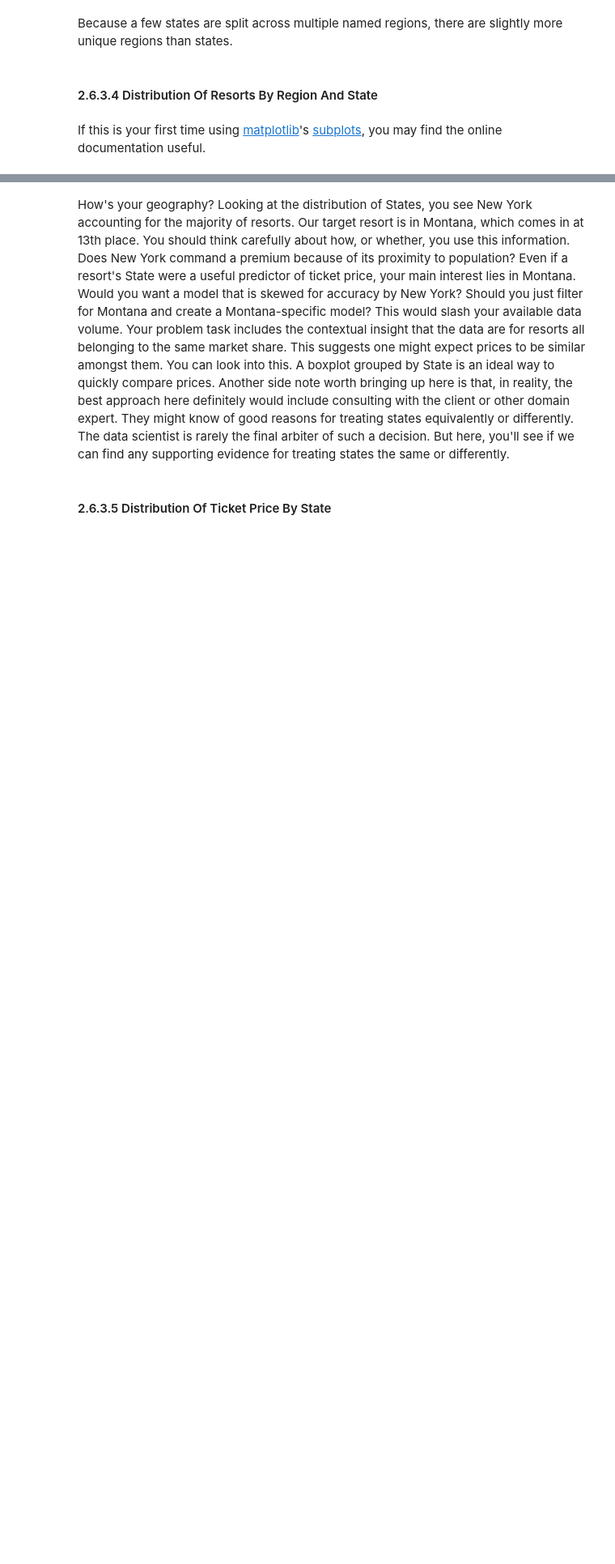
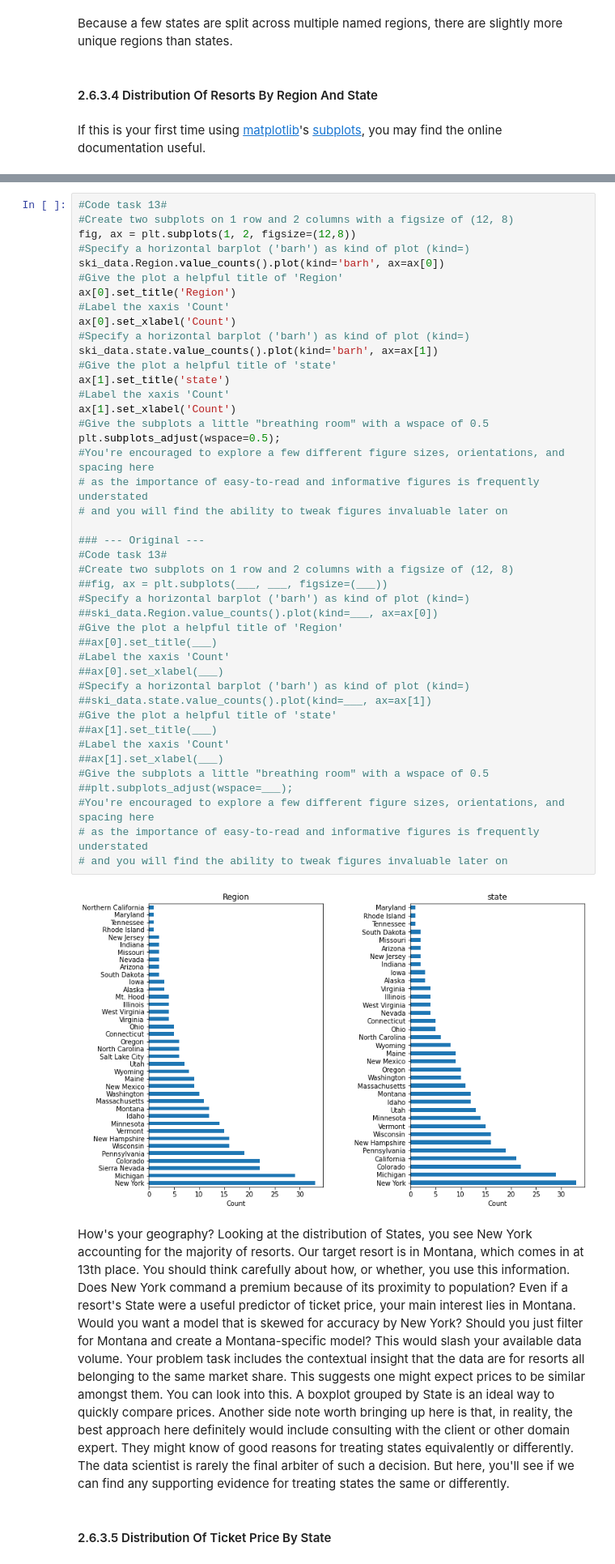
Before and after one commit to BeastEG/DataScienceGuidedCapstone, a Jupyter notebook: Notebooks/02_data_wrangling.ipynb, the cells around one changed output, grey strips where cells are left out. Shown at 81% size. Cells and saved outputs as stored; diff of their text form; blank space fills up the shorter version.

Commit message:
Update02-UpTo2.6.4
Finished Data Wrangling Up To 2.6.4

```diff
--- a/Notebooks/02_data_wrangling.ipynb
+++ b/Notebooks/02_data_wrangling.ipynb
@@ -297,3 +378,48 @@ plt.subplots_adjust(wspace=___);
+# %%
+#Code task 13#
+#Create two subplots on 1 row and 2 columns with a figsize of (12, 8)
+fig, ax = plt.subplots(1, 2, figsize=(12,8))
+#Specify a horizontal barplot ('barh') as kind of plot (kind=)
+ski_data.Region.value_counts().plot(kind='barh', ax=ax[0])
+#Give the plot a helpful title of 'Region'
+ax[0].set_title('Region')
+#Label the xaxis 'Count'
+ax[0].set_xlabel('Count')
+#Specify a horizontal barplot ('barh') as kind of plot (kind=)
+ski_data.state.value_counts().plot(kind='barh', ax=ax[1])
+#Give the plot a helpful title of 'state'
+ax[1].set_title('state')
+#Label the xaxis 'Count'
+ax[1].set_xlabel('Count')
+#Give the subplots a little "breathing room" with a wspace of 0.5
+plt.subplots_adjust(wspace=0.5);
+#You're encouraged to explore a few different figure sizes, orientations, and spacing here
+# as the importance of easy-to-read and informative figures is frequently understated
+# and you will find the ability to tweak figures invaluable later on
+
+### --- Original ---
+#Code task 13#
+#Create two subplots on 1 row and 2 columns with a figsize of (12, 8)
+##fig, ax = plt.subplots(___, ___, figsize=(___))
+#Specify a horizontal barplot ('barh') as kind of plot (kind=)
+##ski_data.Region.value_counts().plot(kind=___, ax=ax[0])
+#Give the plot a helpful title of 'Region'
+##ax[0].set_title(___)
+#Label the xaxis 'Count'
+##ax[0].set_xlabel(___)
+#Specify a horizontal barplot ('barh') as kind of plot (kind=)
+##ski_data.state.value_counts().plot(kind=___, ax=ax[1])
+#Give the plot a helpful title of 'state'
+##ax[1].set_title(___)
+#Label the xaxis 'Count'
+##ax[1].set_xlabel(___)
+#Give the subplots a little "breathing room" with a wspace of 0.5
+##plt.subplots_adjust(wspace=___);
+#You're encouraged to explore a few different figure sizes, orientations, and spacing here
+# as the importance of easy-to-read and informative figures is frequently understated
+# and you will find the ability to tweak figures invaluable later on
+# %% [output]
+[figure, added]
 # %% [markdown]
 How's your geography? Looking at the distribution of States, you see New York accounting for the majority of resorts. Our target resort is in Montana, which comes in at 13th place. You should think carefully about how, or whether, you use this information. Does New York command a premium because of its proximity to population? Even if a resort's State were a useful predictor of ticket price, your main interest lies in Montana. Would you want a model that is skewed for accuracy by New York? Should you just filter for Montana and create a Montana-specific model? This would slash your available data volume. Your problem task includes the contextual insight that the data are for resorts all belonging to the same market share. This suggests one might expect prices to be similar amongst them. You can look into this. A boxplot grouped by State is an ideal way to quickly compare prices. Another side note worth bringing up here is that, in reality, the best approach here definitely would include consulting with the client or other domain expert. They might know of good reasons for treating states equivalently or differently. The data scientist is rarely the final arbiter of such a decision. But here, you'll see if we can find any supporting evidence for treating states the same or differently.
 # %% [markdown]
```
Also changed, not shown: parts of 13 cells of this notebook.
